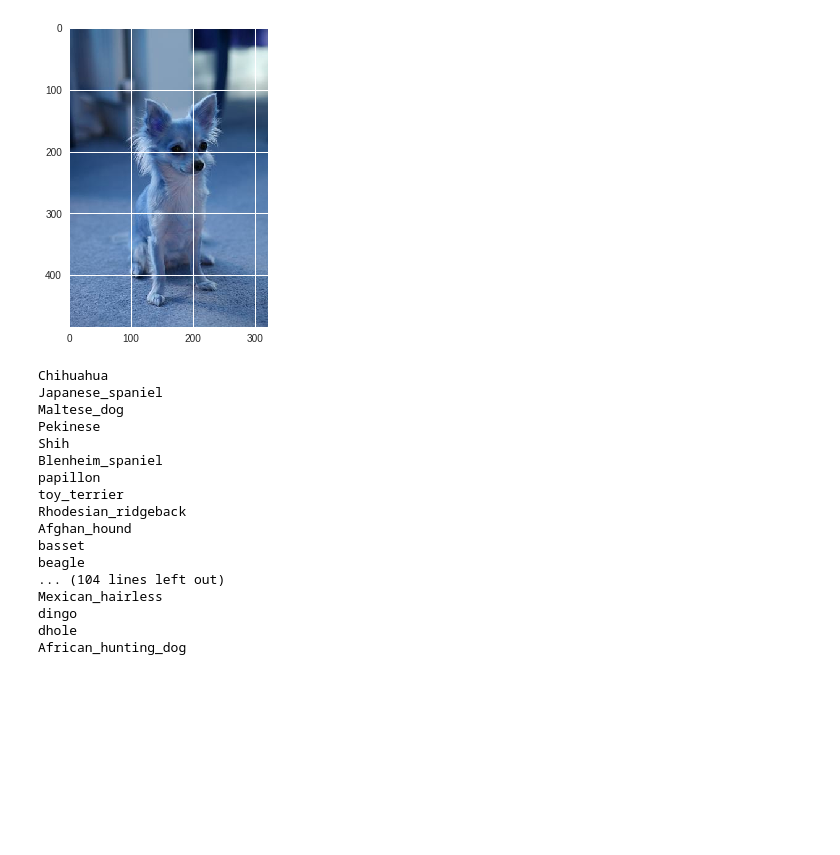
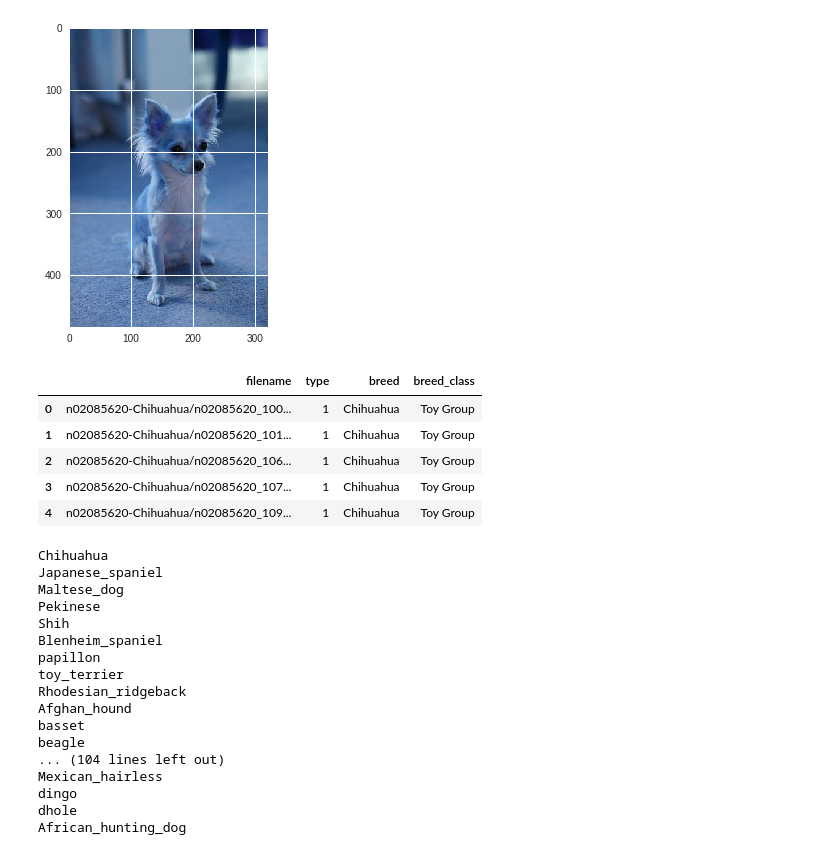
Before and after one commit to ayshaw/Dog-Breed-Project, a Jupyter notebook: EDA.ipynb, the cells around one changed output. Cells and saved outputs as stored; diff of their text form; code cells hidden in the pictures; blank space fills up the shorter version.

```diff
--- a/EDA.ipynb
+++ b/EDA.ipynb
@@ -62,8 +62,15 @@ def resize2(im,desired_size=250):
 # %%
 file_type=pd.read_csv('file',header=None,names=['filename','type'])
 file_type['breed']=[i.split('/')[0].split('-')[1] for i in file_type.filename.values]
-file_type['breed_class']=[class_dictionary[i] for i in file_type.]
+file_type['breed_class']=[class_dictionary[i] for i in file_type.breed.values]
 file_type.head()
+# %% [output]
+|  | filename | type | breed | breed_class |
+| 0 | n02085620-Chihuahua/n02085620_100... | 1 | Chihuahua | Toy Group |
+| 1 | n02085620-Chihuahua/n02085620_101... | 1 | Chihuahua | Toy Group |
+| 2 | n02085620-Chihuahua/n02085620_106... | 1 | Chihuahua | Toy Group |
+| 3 | n02085620-Chihuahua/n02085620_107... | 1 | Chihuahua | Toy Group |
+| 4 | n02085620-Chihuahua/n02085620_109... | 1 | Chihuahua | Toy Group |
 # %%
 # key is breed name and value is list containing the 10 images
 breeds_10=list()
```
